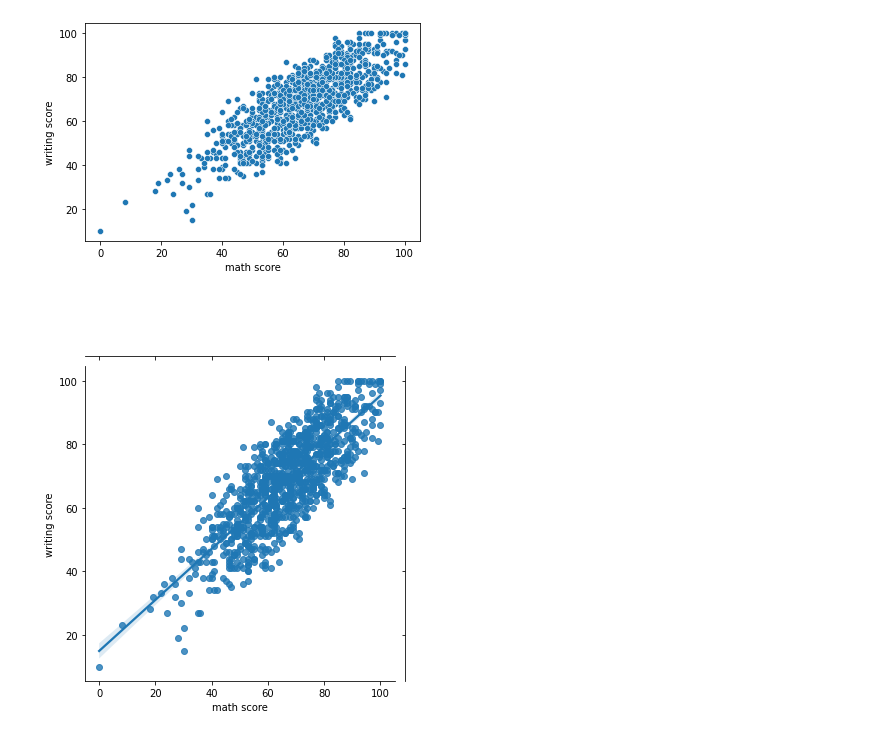
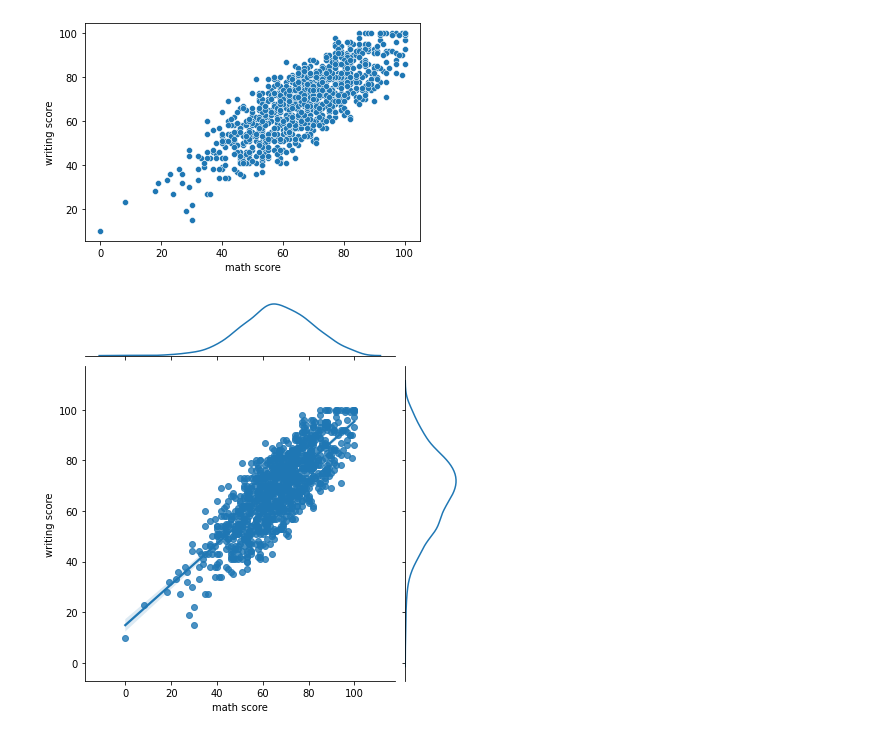
Before and after one commit to JardelSilva-86/Python-para-An-lise-de-Dados, a Jupyter notebook: Projeto_Educação.ipynb, the cells around one changed output. Drawn from its saved outputs; the diff is of its cells as text; code cells hidden in the pictures.

```diff
--- a/Projeto_Educação.ipynb
+++ b/Projeto_Educação.ipynb
@@ -195,6 +195,7 @@ sns.scatterplot( data=base_dados, x='math score', y='writing score')
 [figure]
 # %%
 g = sns.JointGrid( x='math score', y='writing score', data=base_dados)
-g.plot_joint(sns.regplot);
+g.plot_joint(sns.regplot)
+g.plot_marginals(sns.kdeplot);
 # %% [output]
-[figure, old version]
+[figure, new version]
```
